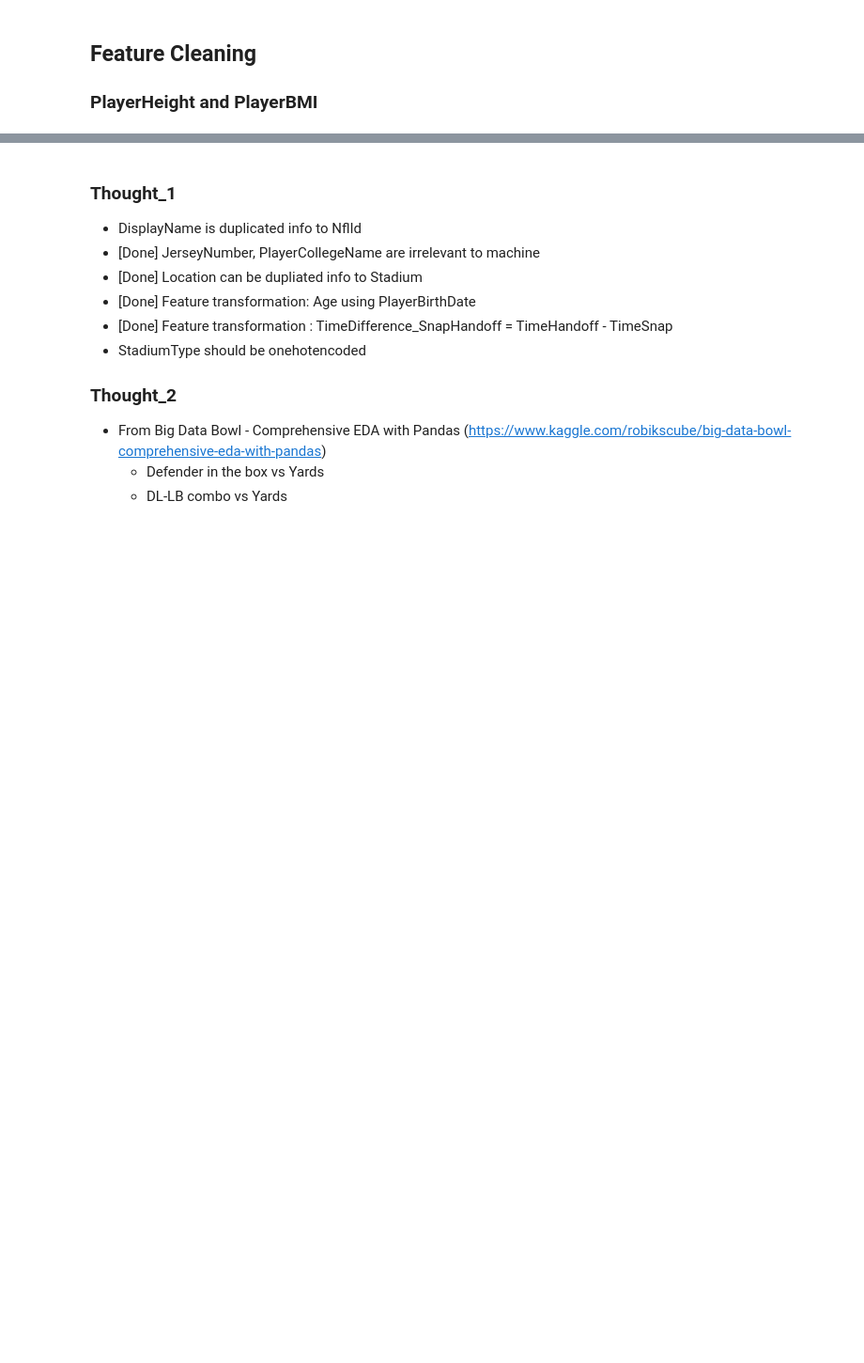
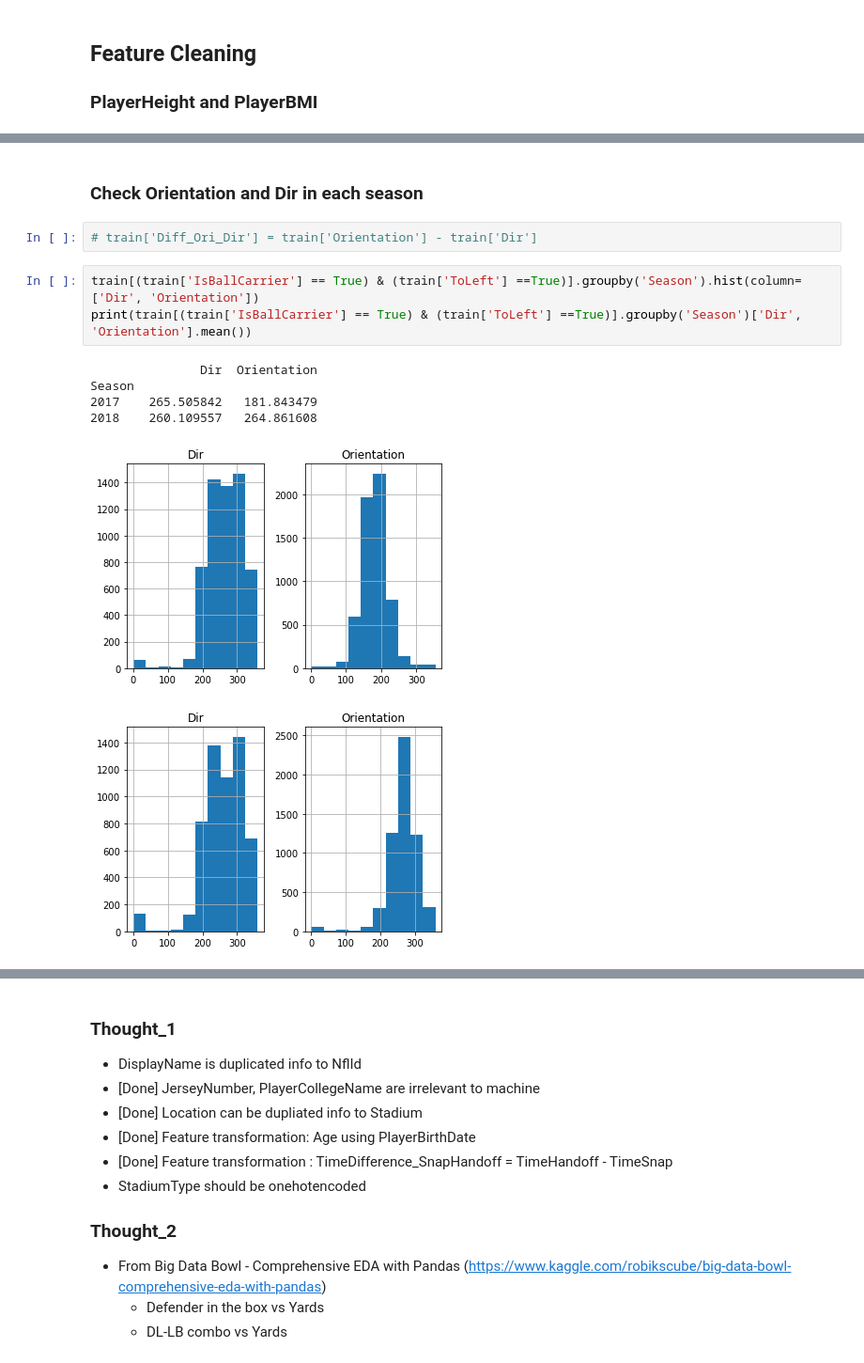
Before and after one commit to dalpengholic/Kaggle_NFL_Big_Data_Bowl, a Jupyter notebook: 1030_NFL_Handsoff_Draft1.ipynb, the cells around one changed output, grey strips where cells are left out. Shown at 94% size. Drawn from its saved outputs; the diff is of its cells as text; blank space fills up the shorter version.

```diff
--- a/1030_NFL_Handsoff_Draft1.ipynb
+++ b/1030_NFL_Handsoff_Draft1.ipynb
@@ -412,0 +457,14 @@ UsageError: Line magic function `%%time` not found.
+# %% [markdown]
+### Check Orientation and Dir in each season
+# %%
+# train['Diff_Ori_Dir'] = train['Orientation'] - train['Dir']
+# %%
+train[(train['IsBallCarrier'] == True) & (train['ToLeft'] ==True)].groupby('Season').hist(column=['Dir', 'Orientation'])
+print(train[(train['IsBallCarrier'] == True) & (train['ToLeft'] ==True)].groupby('Season')['Dir', 'Orientation'].mean())
+# %% [output]
+               Dir  Orientation
+Season
+2017    265.505842   181.843479
+2018    260.109557   264.861608
+[figure, added]
+[figure, added]
```
Also changed, not shown: parts of 31 cells of this notebook, 1 other file.
